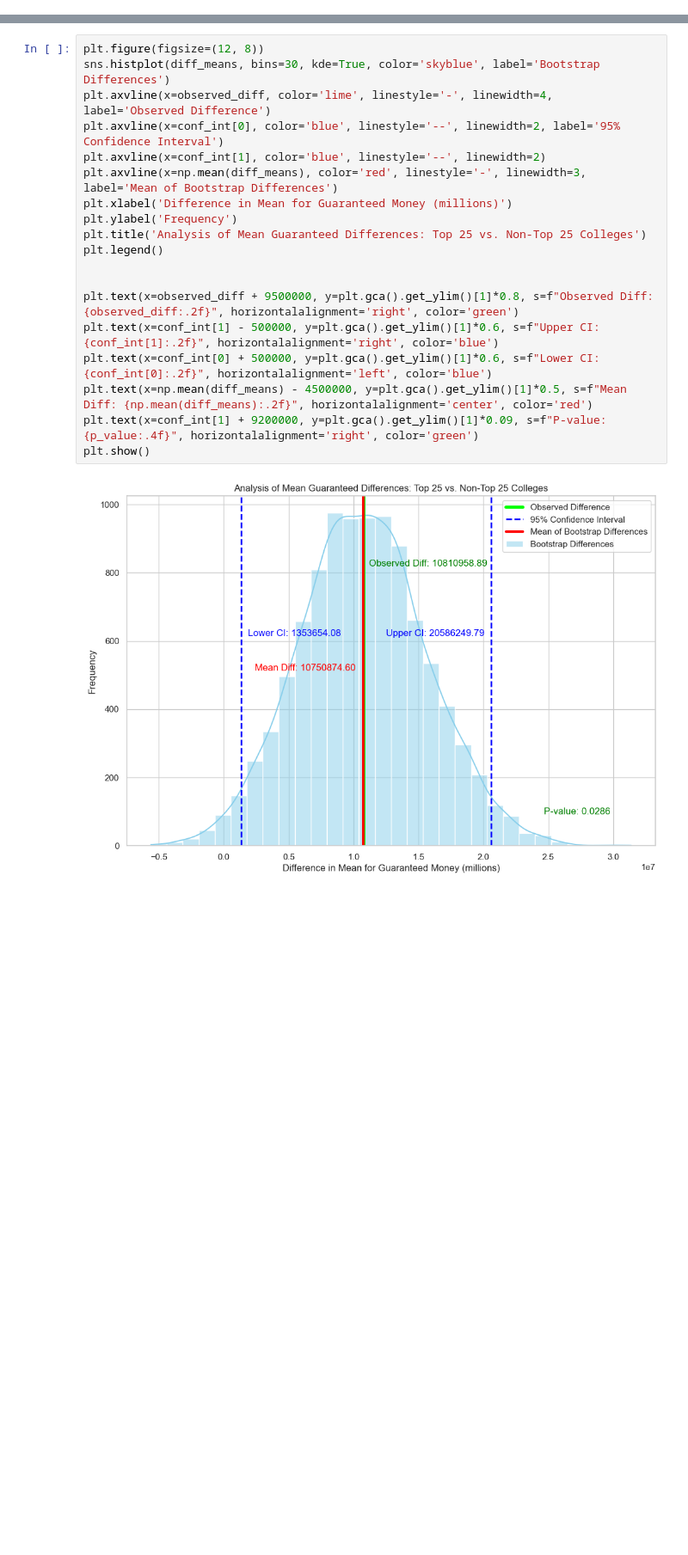
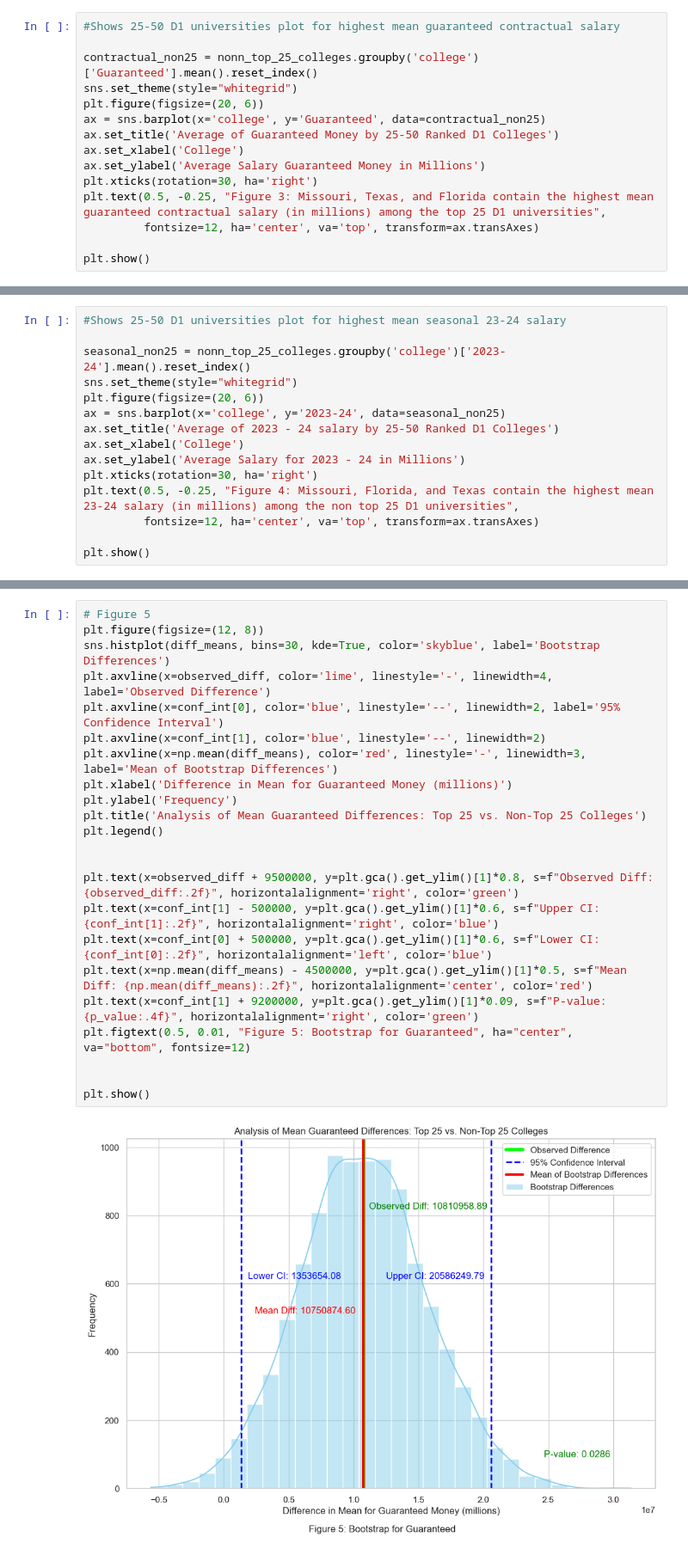
Before and after one commit to RDPJ04/Project-216, a Jupyter notebook: data.ipynb, the cells around one changed output, grey strips where cells are left out. Shown: that part at 86% size. Saved outputs shown, nothing was run; the diff lists cells and outputs as text; blank space fills up the shorter version.

```diff
--- a/data.ipynb
+++ b/data.ipynb
@@ -53,3 +68,18 @@ plt.xticks(rotation=30, ha='right')
 plt.show()
 # %% [output]
 [figure]
+# %%
+#Shows 25-50 D1 universities plot for highest mean guaranteed contractual salary
+
+contractual_non25 = nonn_top_25_colleges.groupby('college')['Guaranteed'].mean().reset_index()
+sns.set_theme(style="whitegrid")
+plt.figure(figsize=(20, 6))
+ax = sns.barplot(x='college', y='Guaranteed', data=contractual_non25)
+ax.set_title('Average of Guaranteed Money by 25-50 Ranked D1 Colleges')
+ax.set_xlabel('College')
+ax.set_ylabel('Average Salary Guaranteed Money in Millions')
+plt.xticks(rotation=30, ha='right')
+plt.text(0.5, -0.25, "Figure 3: Missouri, Texas, and Florida contain the highest mean guaranteed contractual salary (in millions) among the top 25 D1 universities",
+         fontsize=12, ha='center', va='top', transform=ax.transAxes)
+
+plt.show()
@@ -55,0 +88,15 @@ plt.show()
+# %%
+#Shows 25-50 D1 universities plot for highest mean seasonal 23-24 salary
+
+seasonal_non25 = nonn_top_25_colleges.groupby('college')['2023-24'].mean().reset_index()
+sns.set_theme(style="whitegrid")
+plt.figure(figsize=(20, 6))
+ax = sns.barplot(x='college', y='2023-24', data=seasonal_non25)
+ax.set_title('Average of 2023 - 24 salary by 25-50 Ranked D1 Colleges')
+ax.set_xlabel('College')
+ax.set_ylabel('Average Salary for 2023 - 24 in Millions')
+plt.xticks(rotation=30, ha='right')
+plt.text(0.5, -0.25, "Figure 4: Missouri, Florida, and Texas contain the highest mean 23-24 salary (in millions) among the non top 25 D1 universities",
+         fontsize=12, ha='center', va='top', transform=ax.transAxes)
+
+plt.show()
@@ -91,24 +143,28 @@ Observed Difference in Mean Guaranteed: 10810958.89
 95% Confidence Interval: [1353654.08, 20586249.79]
 P-Value: 0.0286
 # %%
+# Figure 5
 plt.figure(figsize=(12, 8))
 sns.histplot(diff_means, bins=30, kde=True, color='skyblue', label='Bootstrap Differences')
 plt.axvline(x=observed_diff, color='lime', linestyle='-', linewidth=4, label='Observed Difference')
 plt.axvline(x=conf_int[0], color='blue', linestyle='--', linewidth=2, label='95% Confidence Interval')
 plt.axvline(x=conf_int[1], color='blue', linestyle='--', linewidth=2)
 plt.axvline(x=np.mean(diff_means), color='red', linestyle='-', linewidth=3, label='Mean of Bootstrap Differences')
 plt.xlabel('Difference in Mean for Guaranteed Money (millions)')
 plt.ylabel('Frequency')
 plt.title('Analysis of Mean Guaranteed Differences: Top 25 vs. Non-Top 25 Colleges')
 plt.legend()
 
 
 plt.text(x=observed_diff + 9500000, y=plt.gca().get_ylim()[1]*0.8, s=f"Observed Diff: {observed_diff:.2f}", horizontalalignment='right', color='green')
 plt.text(x=conf_int[1] - 500000, y=plt.gca().get_ylim()[1]*0.6, s=f"Upper CI: {conf_int[1]:.2f}", horizontalalignment='right', color='blue')
 plt.text(x=conf_int[0] + 500000, y=plt.gca().get_ylim()[1]*0.6, s=f"Lower CI: {conf_int[0]:.2f}", horizontalalignment='left', color='blue')
 plt.text(x=np.mean(diff_means) - 4500000, y=plt.gca().get_ylim()[1]*0.5, s=f"Mean Diff: {np.mean(diff_means):.2f}", horizontalalignment='center', color='red')
 plt.text(x=conf_int[1] + 9200000, y=plt.gca().get_ylim()[1]*0.09, s=f"P-value: {p_value:.4f}", horizontalalignment='right', color='green')
+plt.figtext(0.5, 0.01, "Figure 5: Bootstrap for Guaranteed", ha="center", va="bottom", fontsize=12)
+
+
 plt.show()
 # %% [output]
-[figure, old version]
+[figure, new version]
 # %%
```
Also changed, not shown: parts of 11 cells of this notebook, 13 other files.
